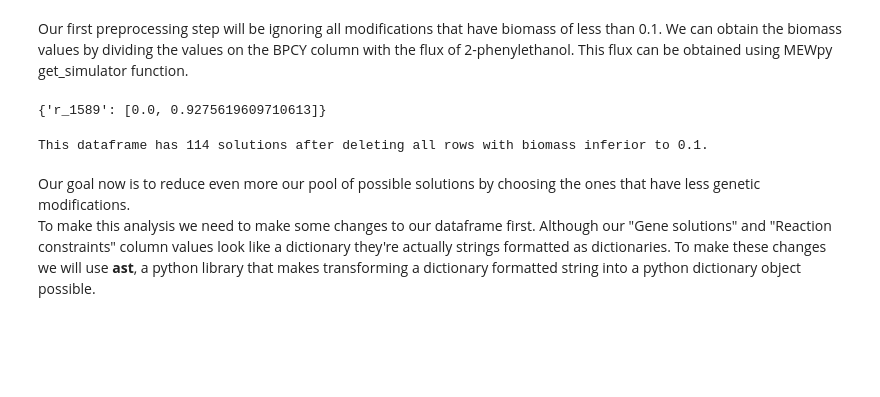
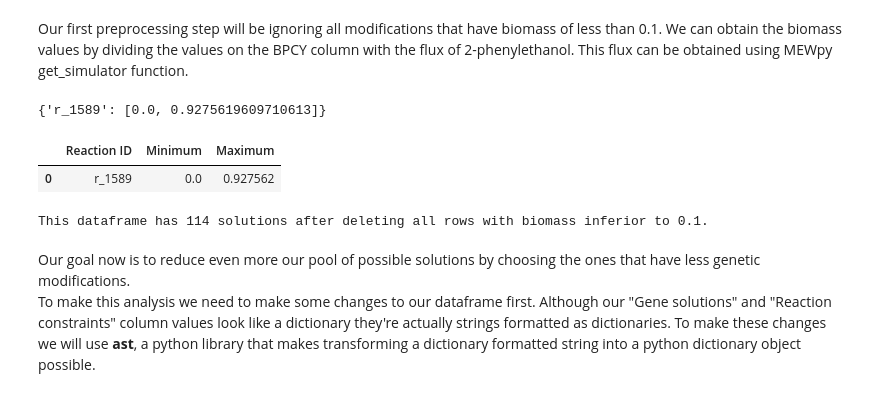
Before and after one commit to ruigomesbioinf/2-PEopt, a Jupyter notebook: src/data_processing.ipynb, the cells around one changed output. Drawn from its saved outputs; the diff is of its cells as text; code cells hidden in the pictures; blank space fills up the shorter version.

```diff
--- a/src/data_processing.ipynb
+++ b/src/data_processing.ipynb
@@ -66,6 +79,11 @@ for key, value in phenyl_FVA.items():
 print(phenyl_FVA)
 # %% [output]
 {'r_1589': [0.0, 0.9275619609710613]}
+# %%
+simul.FVA(reactions = [PRODUCT_ID], format="df") # {'r_1589': [0.0, 0.9275619609710613]}
+# %% [output]
+|  | Reaction ID | Minimum | Maximum |
+| 0 | r_1589 | 0.0 | 0.927562 |
 # %%
 # Create new column with biomass values by dividing BPCY values with 2-phenylethanol flux
 df["Biomass"] = df["BPCY (r_4041 * r_1589)"] / phenyl_FLUX
```
Also changed, not shown: parts of 19 cells of this notebook, 5 other files.
